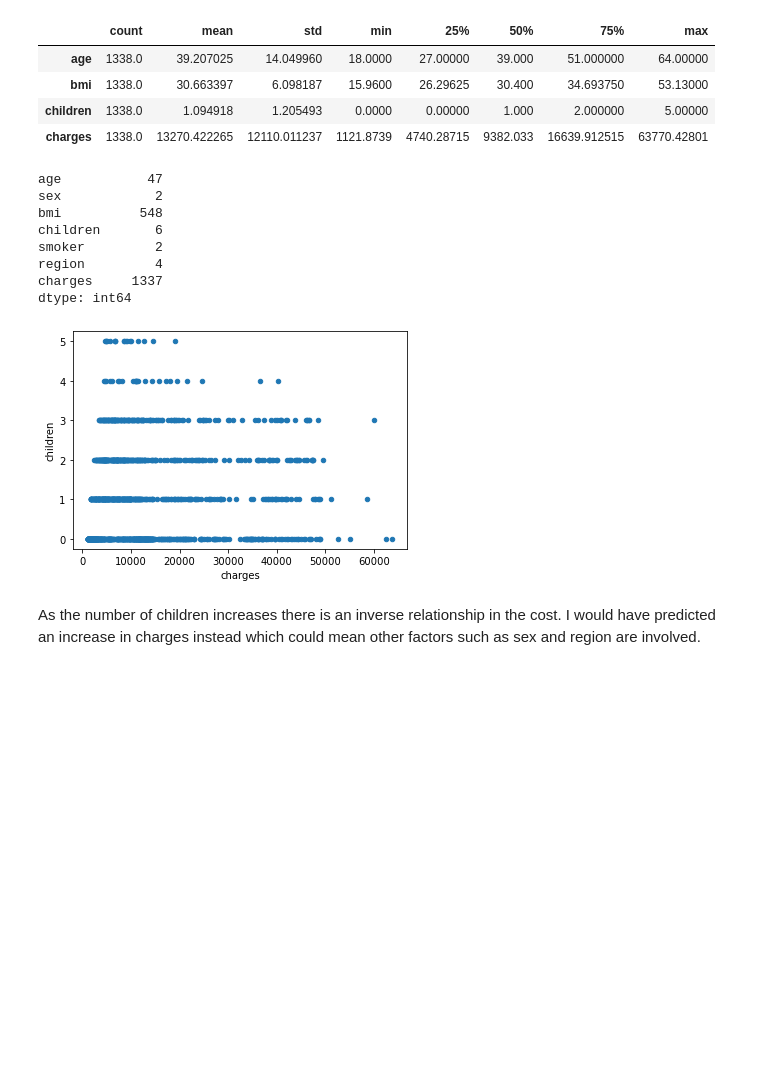
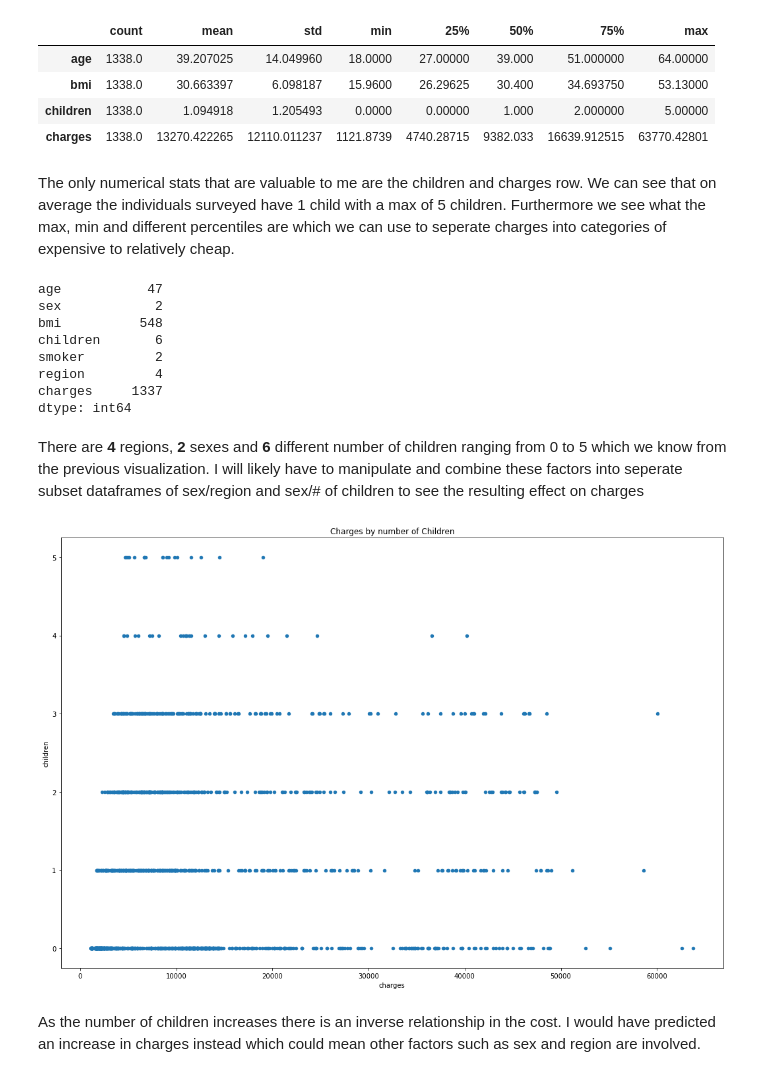
Before and after one commit to ubco-W2022T1-cosc301/project-group45, a Jupyter notebook: notebooks/analysis2.ipynb, the cells around one changed output. Cells and saved outputs as stored; diff of their text form; code cells hidden in the pictures; blank space fills up the shorter version.

```diff
--- a/notebooks/analysis2.ipynb
+++ b/notebooks/analysis2.ipynb
@@ -13,7 +14,7 @@ import seaborn as sns
 # %%
-medical_cost_data = pd.read_csv("https://gist.githubusercontent.com/meperezcuello/82a9f1c1c473d6585e750ad2e3c05a41/raw/d42d226d0dd64e7f5395a0eec1b9190a10edbc03/Medical_Cost.csv")
+med_data = pd.read_csv("https://gist.githubusercontent.com/meperezcuello/82a9f1c1c473d6585e750ad2e3c05a41/raw/d42d226d0dd64e7f5395a0eec1b9190a10edbc03/Medical_Cost.csv")
 
-medical_cost_data
+med_data
 # %% [output]
 |  | age | sex | bmi | children | smoker | region | charges |
 | 0 | 19 | female | 27.900 | 0 | yes | southwest | 16884.92400 |
@@ -57,4 +60,6 @@ medical_cost_data.describe().T
 | bmi | 1338.0 | 30.663397 | 6.098187 | 15.9600 | 26.29625 | 30.400 | 34.693750 | 53.13000 |
 | children | 1338.0 | 1.094918 | 1.205493 | 0.0000 | 0.00000 | 1.000 | 2.000000 | 5.00000 |
 | charges | 1338.0 | 13270.422265 | 12110.011237 | 1121.8739 | 4740.28715 | 9382.033 | 16639.912515 | 63770.42801 |
+# %% [markdown]
+The only numerical stats that are valuable to me are the children and charges row. We can see that on average the individuals surveyed have 1 child with a max of 5 children. Furthermore we see what the max, min and different percentiles are which we can use to seperate charges into categories of expensive to relatively cheap.
 # %%
@@ -68,9 +73,15 @@ smoker         2
 region         4
 charges     1337
 dtype: int64
+# %% [markdown]
+There are **4** regions, **2** sexes and **6** different number of children ranging from 0 to 5 which we know from the previous visualization. I will likely have to manipulate and combine these factors into seperate subset dataframes of sex/region and sex/# of children to see the resulting effect on charges
 # %%
-plot1 = medical_cost_data.plot(kind='scatter', x='charges', y='children')
+plt1 = med_data.plot(kind='scatter', x='charges', y='children', figsize=(18,12))
+
+plt1.set_title("Charges by number of Children")
+
+plt.show()
 # %% [output]
-[figure, old version]
+[figure, new version]
 # %% [markdown]
 As the number of children increases there is an inverse relationship in the cost. I would have predicted an increase in charges instead which could mean other factors such as sex and region are involved.
```
Also changed, not shown: parts of 34 cells of this notebook, 1 other file.
